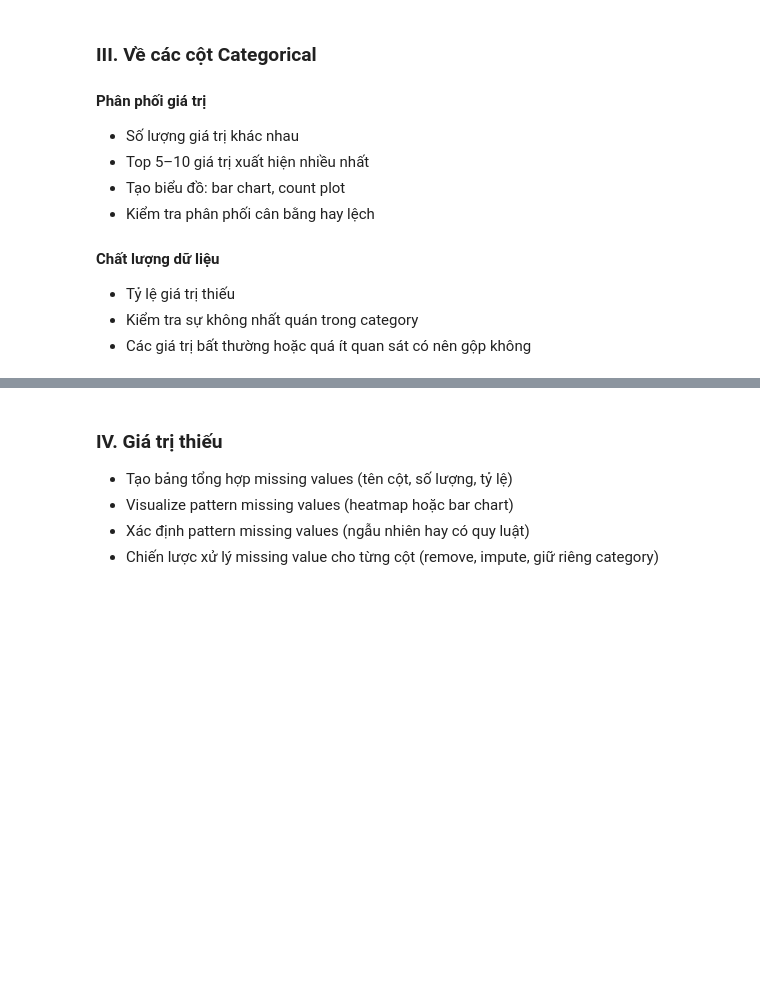
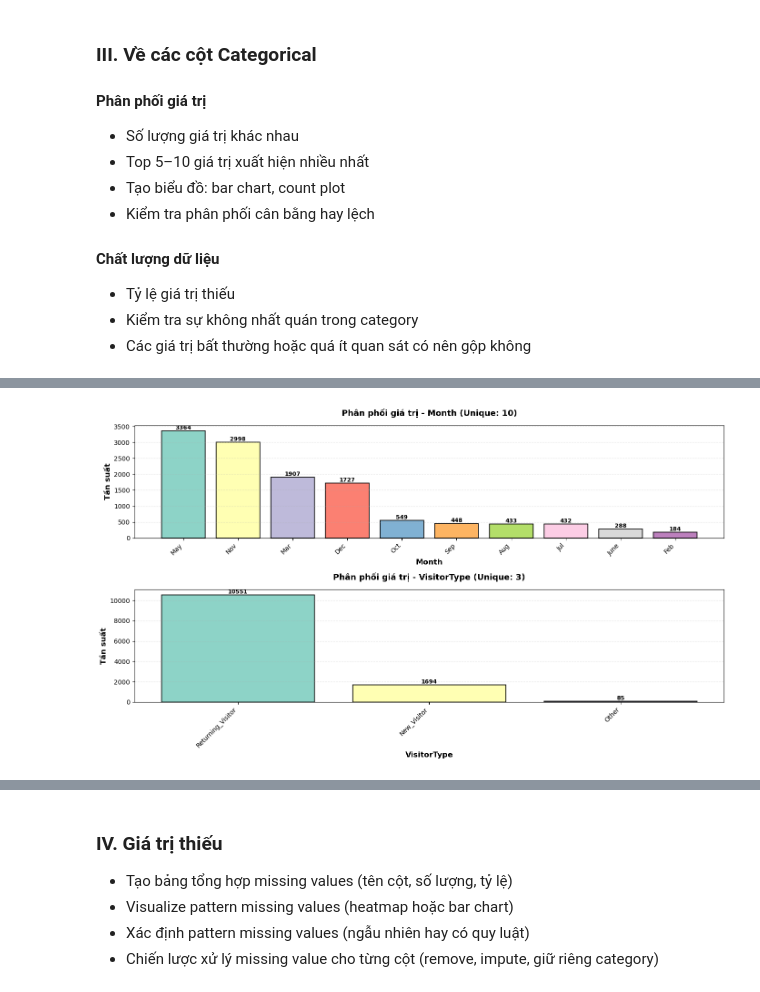
Before and after one commit to pnquyn/FinalProject_P4DataScience, a Jupyter notebook: project.ipynb, the cells around one changed output, grey strips where cells are left out. Saved outputs shown, nothing was run; the diff lists cells and outputs as text; code cells hidden in the pictures; blank space fills up the shorter version.

```diff
--- a/project.ipynb
+++ b/project.ipynb
@@ -139,3 +185,11 @@ data.head()
 - Tỷ lệ giá trị thiếu
 - Kiểm tra sự không nhất quán trong category
 - Các giá trị bất thường hoặc quá ít quan sát có nên gộp không
+# %%
+# Xác định các cột categorical
+categorical_cols = data.select_dtypes(include=['object']).columns.tolist()
+print("="*50)
+print("CÁC CỘT CATEGORICAL:")
+print("="*50)
+print(f"Tổng số cột categorical: {len(categorical_cols)}")
+print(f"Tên các cột: {categorical_cols}\n")
@@ -141,0 +250,29 @@ data.head()
+# %%
+fig, axes = plt.subplots(len(categorical_cols), 1, figsize=(14, 4*len(categorical_cols)))
+
+for idx, col in enumerate(categorical_cols):
+    ax = axes[idx]
+
+    # Tạo count plot
+    value_counts = data[col].value_counts(dropna=False).sort_values(ascending=False)
+    colors = plt.cm.Set3(range(len(value_counts)))
+
+    bars = ax.bar(range(len(value_counts)), value_counts.values, color=colors, edgecolor='black', linewidth=1.2)
+    ax.set_xticks(range(len(value_counts)))
+    ax.set_xticklabels(value_counts.index, rotation=45, ha='right', fontsize=10)
+    ax.set_xlabel(f'{col}', fontsize=12, fontweight='bold')
+    ax.set_ylabel('Tần suất', fontsize=12, fontweight='bold')
+    ax.set_title(f'Phân phối giá trị - {col} (Unique: {data[col].nunique()})', fontsize=13, fontweight='bold', pad=15)
+    ax.grid(axis='y', alpha=0.3, linestyle='--')
+
+    # Thêm giá trị lên từng cột
+    for bar in bars:
+        height = bar.get_height()
+        ax.text(bar.get_x() + bar.get_width()/2., height,
+                f'{int(height)}',
+                ha='center', va='bottom', fontsize=9, fontweight='bold')
+
+plt.tight_layout()
+plt.show()
+# %% [output]
+[figure, added]
```
Also changed, not shown: parts of 7 cells of this notebook.
